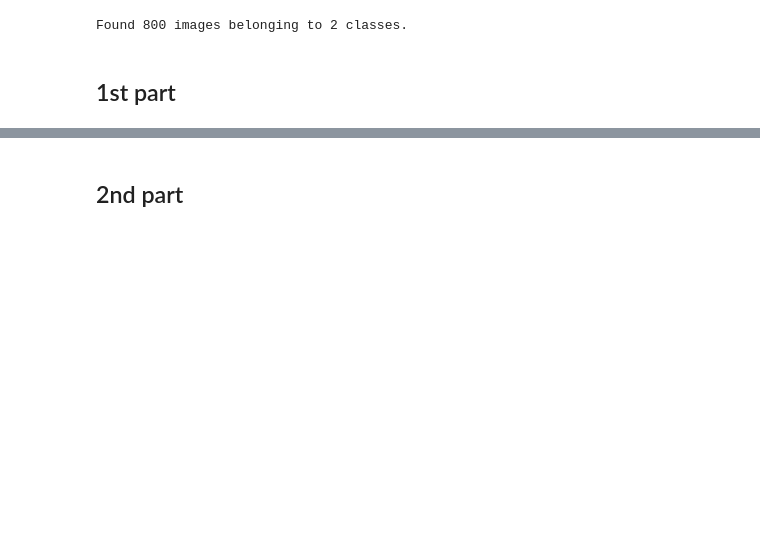
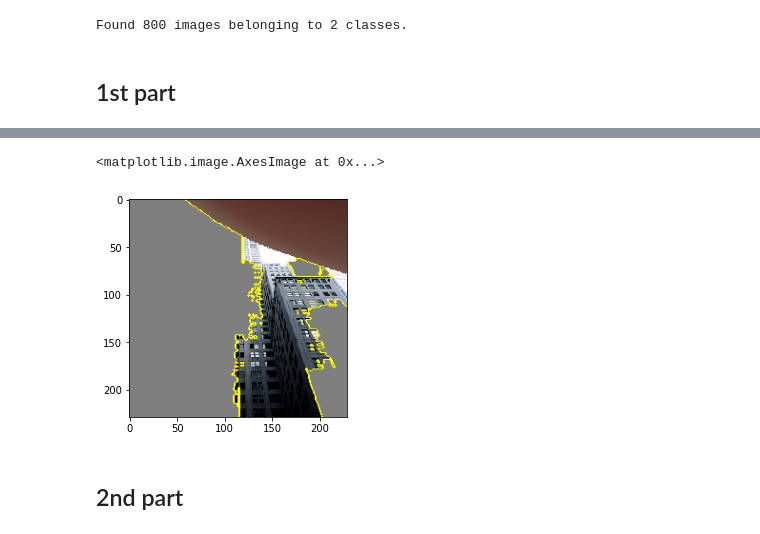
Before and after one commit to igiai/image_quality_classification, a Jupyter notebook: ready_model.ipynb, the cells around one changed output, grey strips where cells are left out. Cells and saved outputs as stored; diff of their text form; code cells hidden in the pictures; blank space fills up the shorter version.

Commit message:
Small changes due to new architecture and add lime explanation

```diff
--- a/ready_model.ipynb
+++ b/ready_model.ipynb
@@ -118,0 +135,8 @@ show_batch(batch_to_show, label_batch, pred)
+# %%
+#Choose image to be explained from previously generated sample batch
+IMG_NUMBER = 1
+# %%
+#Use lime to explain model's decision of being bad or good for a given image
+img = batch_to_predict[IMG_NUMBER]
+explainer = lime_image.LimeImageExplainer()
+explanation = explainer.explain_instance(img, model.predict)
@@ -119,3 +145,11 @@ show_batch(batch_to_show, label_batch, pred)
+# %%
+#Display original image with the areas deciding about belongingness to bad-0 or good-1 class
+CLASS = 1
+temp, mask = explanation.get_image_and_mask(explanation.top_labels[0], positive_only=True, num_features=5, hide_rest=True)
+plt.imshow(mark_boundaries(temp / 2 + 0.5, mask))
+# %% [output]
+<matplotlib.image.AxesImage at 0x...>
+[figure, added]
 # %% [markdown]
 ## 2nd part
 # %%
```
Also changed, not shown: parts of 17 cells of this notebook.
